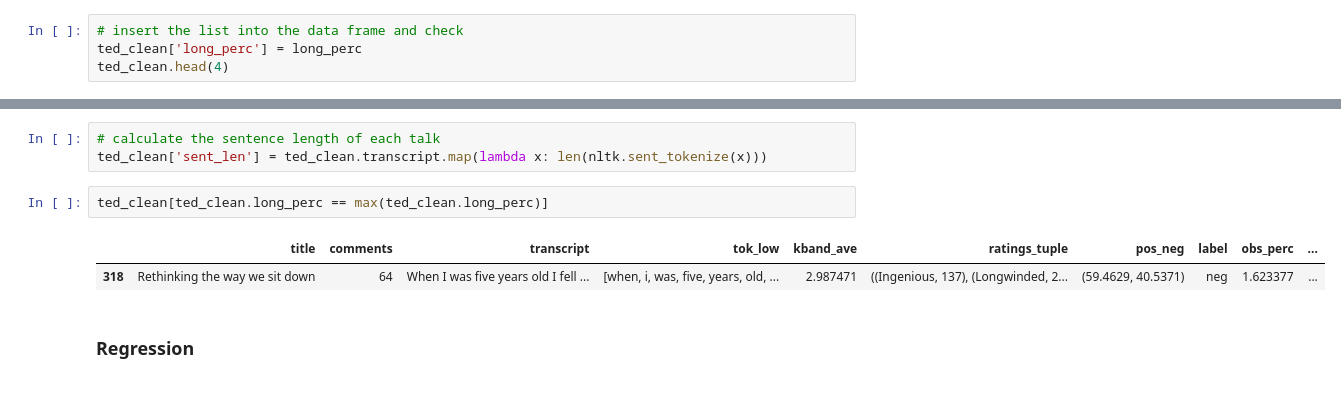
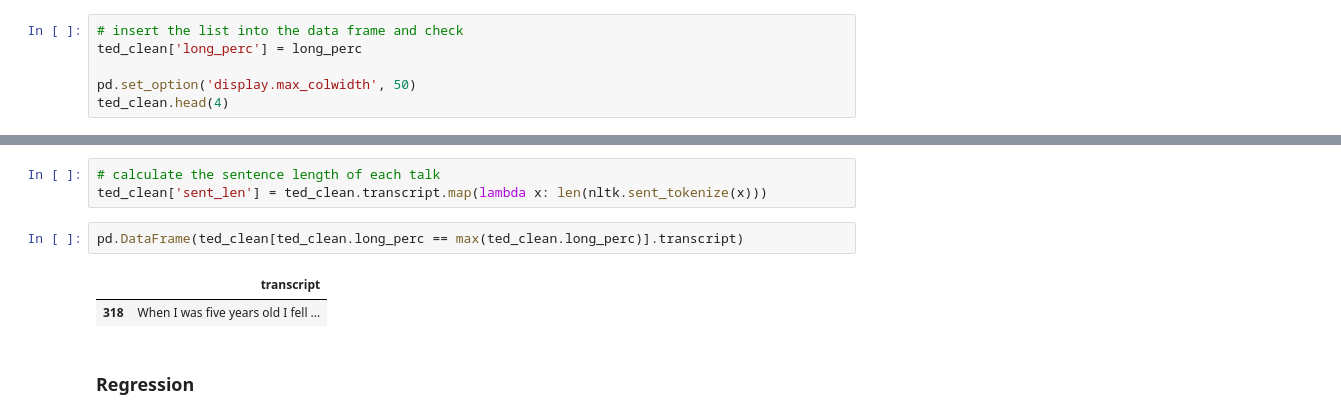
Before and after one commit to Data-Science-for-Linguists-2023/TED-Talk-Rating-Analysis, a Jupyter notebook: code/TED_talk_Analysis.ipynb, the cells around one changed output, grey strips where cells are left out. Saved outputs shown, nothing was run; the diff lists cells and outputs as text.

```diff
--- a/code/TED_talk_Analysis.ipynb
+++ b/code/TED_talk_Analysis.ipynb
@@ -449,6 +451,8 @@ for i in ted_clean.ratings_tuple:
 # %%
 # insert the list into the data frame and check
 ted_clean['long_perc'] = long_perc
+
+pd.set_option('display.max_colwidth', 50)
 ted_clean.head(4)
 # %% [output]
 |  | title | comments | transcript | tok_low | kband_ave | ratings_tuple | pos_neg | label | obs_perc | ... |
@@ -460,10 +464,10 @@ ted_clean.head(4)
 # calculate the sentence length of each talk
 ted_clean['sent_len'] = ted_clean.transcript.map(lambda x: len(nltk.sent_tokenize(x)))
 # %%
-ted_clean[ted_clean.long_perc == max(ted_clean.long_perc)]
+pd.DataFrame(ted_clean[ted_clean.long_perc == max(ted_clean.long_perc)].transcript)
 # %% [output]
-|  | title | comments | transcript | tok_low | kband_ave | ratings_tuple | pos_neg | label | obs_perc | ... |
-| 318 | Rethinking the way we sit down | 64 | When I was five years old I fell ... | [when, i, was, five, years, old, ... | 2.987471 | ((Ingenious, 137), (Longwinded, 2... | (59.4629, 40.5371) | neg | 1.623377 | ... |
+|  | transcript |
+| 318 | When I was five years old I fell ... |
 # %% [markdown]
 ### Regression
 # %%
```
Also changed, not shown: parts of 9 cells of this notebook.
